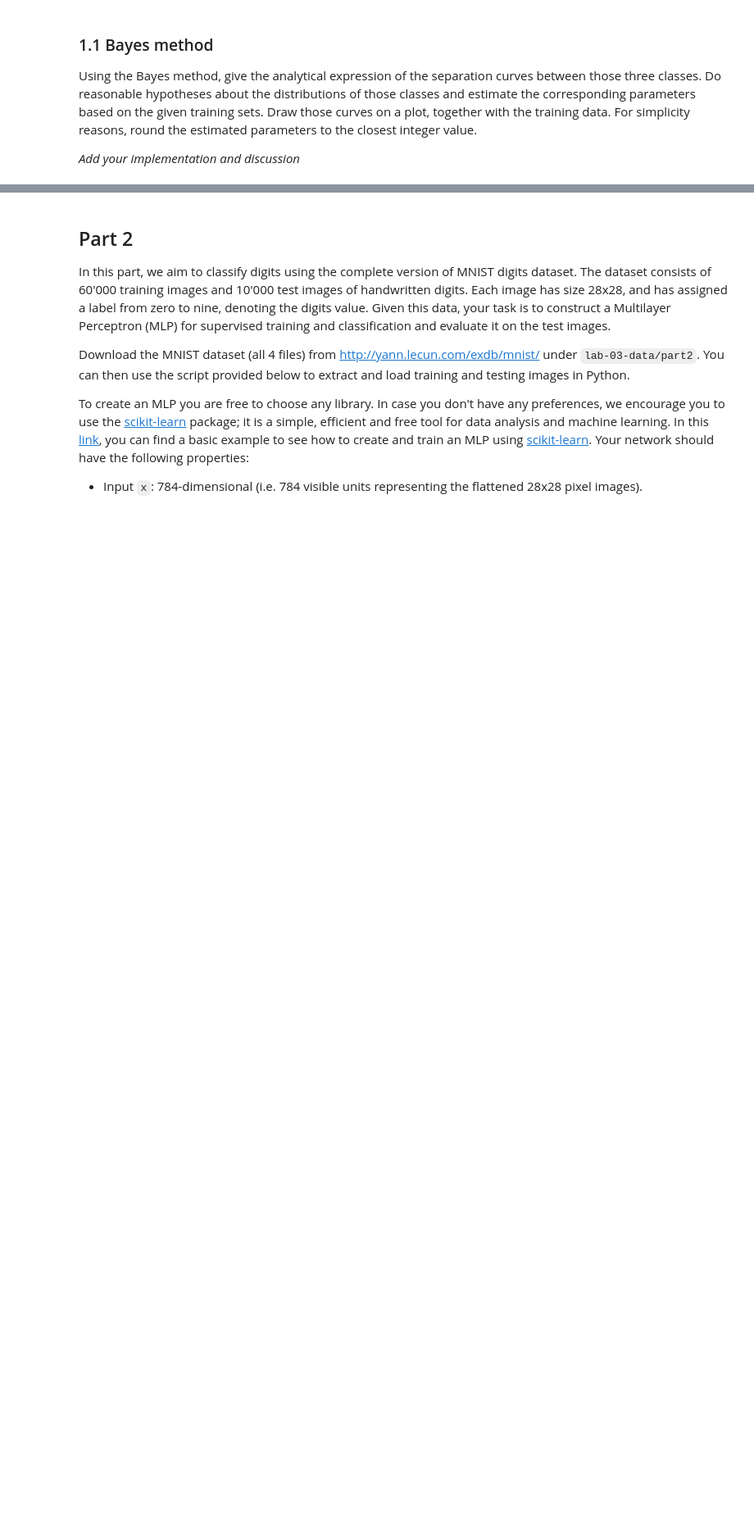
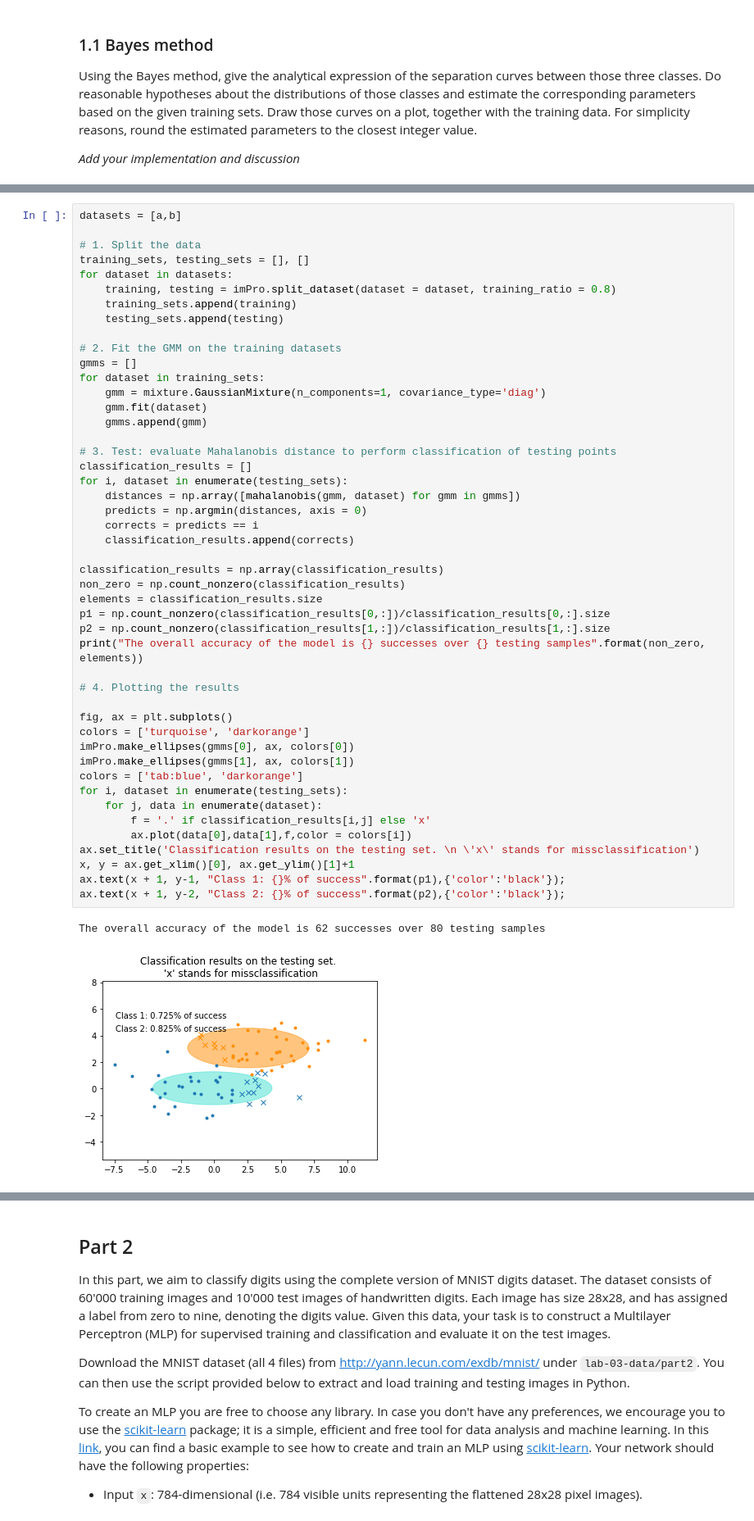
Before and after one commit to arthurBricq/ImageAnalysisLabs, a Jupyter notebook: lab03/lab_03_classification.ipynb, the cells around one changed output, grey strips where cells are left out. Shown at 82% size. Saved outputs shown, nothing was run; the diff lists cells and outputs as text; blank space fills up the shorter version.

```diff
--- a/lab03/lab_03_classification.ipynb
+++ b/lab03/lab_03_classification.ipynb
@@ -56,0 +130,50 @@ For classes `a` and `b`, give the expression of the Mahalanobis distance used to
+# %%
+datasets = [a,b]
+
+# 1. Split the data
+training_sets, testing_sets = [], []
+for dataset in datasets:
+    training, testing = imPro.split_dataset(dataset = dataset, training_ratio = 0.8)
+    training_sets.append(training)
+    testing_sets.append(testing)
+
+# 2. Fit the GMM on the training datasets
+gmms = []
+for dataset in training_sets:
+    gmm = mixture.GaussianMixture(n_components=1, covariance_type='diag')
+    gmm.fit(dataset)
+    gmms.append(gmm)
+
+# 3. Test: evaluate Mahalanobis distance to perform classification of testing points
+classification_results = []
+for i, dataset in enumerate(testing_sets):
+    distances = np.array([mahalanobis(gmm, dataset) for gmm in gmms])
+    predicts = np.argmin(distances, axis = 0)
+    corrects = predicts == i
+    classification_results.append(corrects)
+
+classification_results = np.array(classification_results)
+non_zero = np.count_nonzero(classification_results)
+elements = classification_results.size
+p1 = np.count_nonzero(classification_results[0,:])/classification_results[0,:].size
+p2 = np.count_nonzero(classification_results[1,:])/classification_results[1,:].size
+print("The overall accuracy of the model is {} successes over {} testing samples".format(non_zero, elements))
+
+# 4. Plotting the results
+
+fig, ax = plt.subplots()
+colors = ['turquoise', 'darkorange']
+imPro.make_ellipses(gmms[0], ax, colors[0])
+imPro.make_ellipses(gmms[1], ax, colors[1])
+colors = ['tab:blue', 'darkorange']
+for i, dataset in enumerate(testing_sets):
+    for j, data in enumerate(dataset):
+        f = '.' if classification_results[i,j] else 'x'
+        ax.plot(data[0],data[1],f,color = colors[i])
+ax.set_title('Classification results on the testing set. \n \'x\' stands for missclassification')
+x, y = ax.get_xlim()[0], ax.get_ylim()[1]+1
+ax.text(x + 1, y-1, "Class 1: {}% of success".format(p1),{'color':'black'});
+ax.text(x + 1, y-2, "Class 2: {}% of success".format(p2),{'color':'black'});
+# %% [output]
+The overall accuracy of the model is 62 successes over 80 testing samples
+[figure, added]
```
Also changed, not shown: parts of 17 cells of this notebook, 3 other files.
